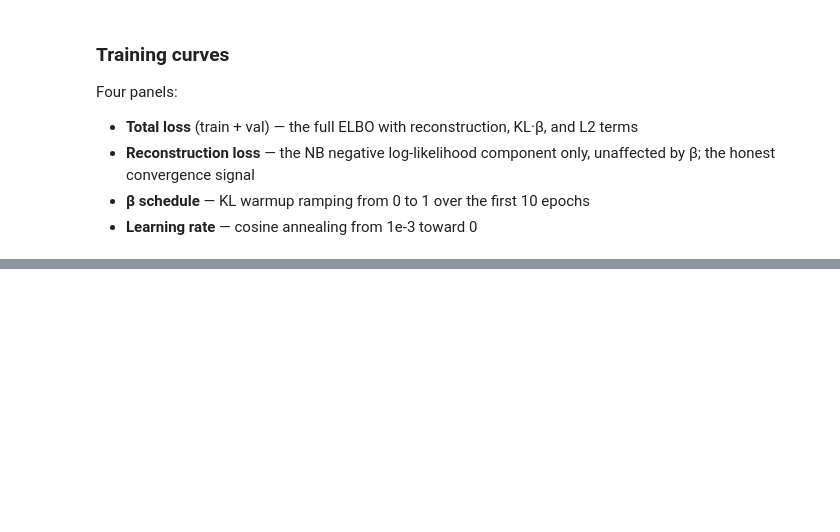
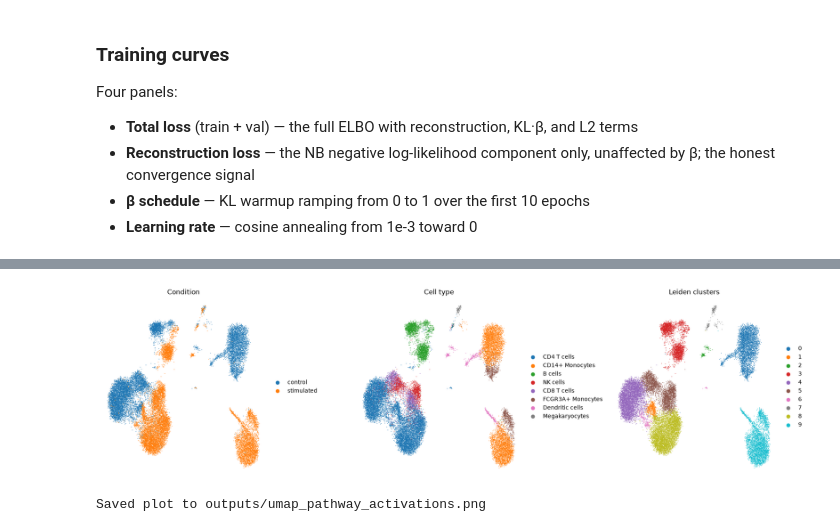
Before and after one commit to aipher-group/pyvae, a Jupyter notebook: experiments/kang/01_kang_end_to_end.ipynb, the cells around one changed output, grey strips where cells are left out. Drawn from its saved outputs; the diff is of its cells as text; code cells hidden in the pictures; blank space fills up the shorter version.

```diff
--- a/experiments/kang/01_kang_end_to_end.ipynb
+++ b/experiments/kang/01_kang_end_to_end.ipynb
@@ -490,0 +530,16 @@ print("Saved plot to outputs/training_history.png")
+# %%
+# Build an AnnData whose X is the pathway activations
+h_adata = ad.AnnData(
+    X=h_np,
+    obs=adata_aligned.obs.copy(),
+    var=pd.DataFrame(index=pathway_names),
+)
+print(h_adata)
+
+# Standard scanpy pipeline on pathway activations
+sc.pp.neighbors(h_adata, n_neighbors=15, use_rep="X", random_state=SEED)
+sc.tl.leiden(h_adata, resolution=0.5, random_state=SEED, flavor="igraph", n_iterations=2, directed=False)
+sc.tl.umap(h_adata, random_state=SEED)
+
+print(f"\nLeiden clusters: {h_adata.obs['leiden'].nunique()}")
+print(h_adata.obs["leiden"].value_counts().sort_index())
@@ -490,0 +571,27 @@ print("Saved plot to outputs/training_history.png")
+# %%
+fig, axes = plt.subplots(1, 3, figsize=(18, 5))
+
+sc.pl.umap(
+    h_adata, color="condition",
+    ax=axes[0], show=False, frameon=False,
+    title="Condition",
+)
+sc.pl.umap(
+    h_adata, color="cell_type",
+    ax=axes[1], show=False, frameon=False,
+    title="Cell type",
+)
+sc.pl.umap(
+    h_adata, color="leiden",
+    ax=axes[2], show=False, frameon=False,
+    title="Leiden clusters",
+)
+
+plt.tight_layout()
+Path("outputs").mkdir(exist_ok=True)
+fig.savefig("outputs/umap_pathway_activations.png", dpi=100, bbox_inches="tight")
+plt.show()
+print("Saved plot to outputs/umap_pathway_activations.png")
+# %% [output]
+[figure, added]
+Saved plot to outputs/umap_pathway_activations.png
```
Also changed, not shown: parts of 6 cells of this notebook.
